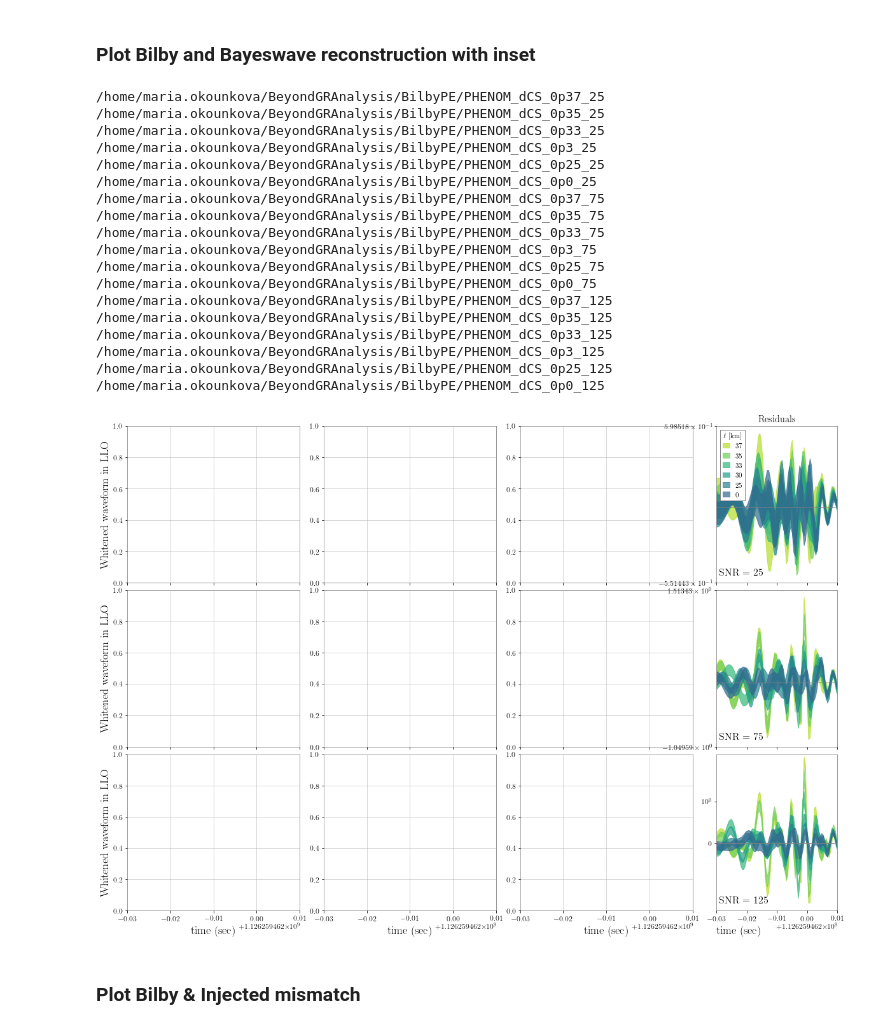
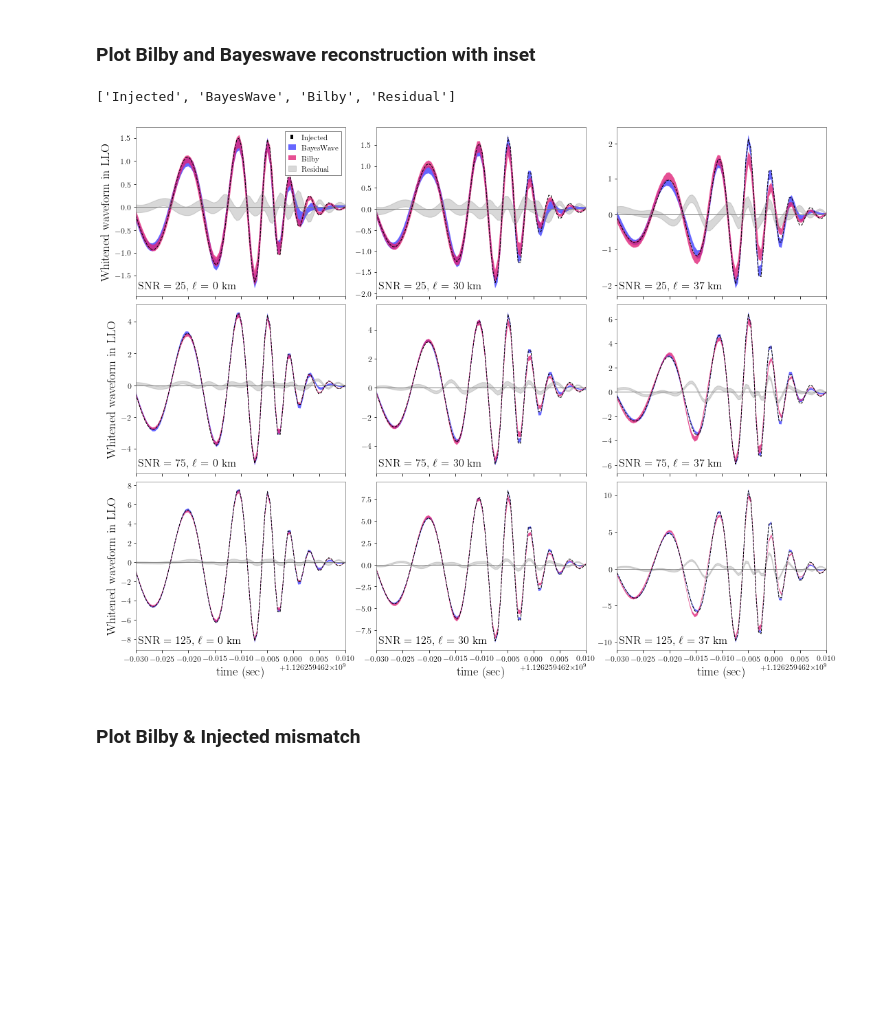
Before and after one commit to mariaokounkova/BeyondGRAnalysis, a Jupyter notebook: BilbyAnalysis.ipynb, the cells around one changed output. Drawn from its saved outputs; the diff is of its cells as text; code cells hidden in the pictures; blank space fills up the shorter version.

```diff
--- a/BilbyAnalysis.ipynb
+++ b/BilbyAnalysis.ipynb
@@ -552,10 +547,10 @@ def PlotResidualInset(snr, ax, det = "L1", legend = False):
 
     base_dir = "/home/maria.okounkova/BeyondGRAnalysis/BilbyPE/PHENOM_"
 
-    ells = ["0p0", "0p25", "0p3", "0p33", "0p35", "0p37"][::-1]
-    colors = sns.color_palette("viridis_r", n_colors=len(ells) + 2)
+    ells = ["0p0", "0p25", "0p3", "0p33", "0p35", "0p37"]
+    colors = sns.color_palette("viridis_r", n_colors=len(ells))
 
-    for ell, color in zip(ells, colors):
+    for ell, color in zip(ells[::-1], colors):
 
         p = base_dir + "dCS_" + ell + "_" + snr
         label = r'%d' % EllinKm(ell, mass)
@@ -590,7 +585,7 @@ def PlotInsets(det = "L1"):
     mass = 68.0 ## Injected mass
     base_dir = "/home/maria.okounkova/BeyondGRAnalysis/BilbyPE/PHENOM_"
 
-    fig, axarr = plt.subplots(3,4, figsize=(20, 14), sharex=True, sharey=False, gridspec_kw={'width_ratios': [1, 1, 1, 0.7]})
+    fig, axarr = plt.subplots(3,3, figsize=(18, 14), sharex=True, sharey=False, gridspec_kw={'width_ratios': [1, 1, 1]})
 
     ell = "0p0"
     PlotMedianDataInset(base_dir + "dCS_" + ell + "_25", axarr[0][0], det = det, \
@@ -604,58 +599,40 @@ def PlotInsets(det = "L1"):
     PlotMedianDataInset(base_dir + "dCS_" + ell + "_25", axarr[0][1], det = det, \
                    label = r'SNR = 25, $\ell$ = %d km' % EllinKm(ell, mass))
     PlotMedianDataInset(base_dir + "dCS_" + ell + "_75", axarr[1][1], det = det, \
                    label = r'SNR = 75, $\ell$ = %d km' % EllinKm(ell, mass))
     PlotMedianDataInset(base_dir + "dCS_" + ell + "_125", axarr[2][1], det = det, \
                    label = r'SNR = 125, $\ell$ = %d km' % EllinKm(ell, mass))
 
     ell = "0p37"
     PlotMedianDataInset(base_dir + "dCS_" + ell + "_25", axarr[0][2], det = det, \
                     label = r'SNR = 25, $\ell$ = %d km' % EllinKm(ell, mass))
     PlotMedianDataInset(base_dir + "dCS_" + ell + "_75", axarr[1][2], det = det, \
                    label = r'SNR = 75, $\ell$ = %d km' % EllinKm(ell, mass))
     PlotMedianDataInset(base_dir + "dCS_" + ell + "_125", axarr[2][2], det = det, \
                    label = r'SNR = 125, $\ell$ = %d km' % EllinKm(ell, mass))
 
     for i in range(3):
         axarr[-1][i].set_xlabel('time (sec)', fontsize = 18)
 
     for i in range(3):
         axarr[i][0].set_ylabel('Whitened waveform in ' + det_strings[det], ha='center', labelpad = 4.0, rotation='vertical', fontsize=18)
 
     ## Add in residual plots
-    PlotResidualInset("25", axarr[0][3], det = "L1", legend = True)
-    PlotResidualInset("75", axarr[1][3], det = "L1")
-    PlotResidualInset("125", axarr[2][3], det = "L1")
+    # PlotResidualInset("25", axarr[0][3], det = "L1", legend = True)
+    # PlotResidualInset("75", axarr[1][3], det = "L1")
+    # PlotResidualInset("125", axarr[2][3], det = "L1")
+    #axarr[0][3].set_title('Residuals')
+    #axarr[2][3].set_xlabel('time (sec)', fontsize = 18, loc = 'left')
 
-
-    axarr[0][3].set_title('Residuals')
-    axarr[2][3].set_xlabel('time (sec)', fontsize = 18, loc = 'left')
     plt.subplots_adjust(wspace=0.15, hspace=0.05)
     plt.savefig('Reconstructions.pdf')
     #plt.tight_layout()
     plt.show()
 
 PlotInsets(det = "L1")
 # %% [output]
-/home/maria.okounkova/BeyondGRAnalysis/BilbyPE/PHENOM_dCS_0p37_25
-/home/maria.okounkova/BeyondGRAnalysis/BilbyPE/PHENOM_dCS_0p35_25
-/home/maria.okounkova/BeyondGRAnalysis/BilbyPE/PHENOM_dCS_0p33_25
-/home/maria.okounkova/BeyondGRAnalysis/BilbyPE/PHENOM_dCS_0p3_25
-/home/maria.okounkova/BeyondGRAnalysis/BilbyPE/PHENOM_dCS_0p25_25
-/home/maria.okounkova/BeyondGRAnalysis/BilbyPE/PHENOM_dCS_0p0_25
-/home/maria.okounkova/BeyondGRAnalysis/BilbyPE/PHENOM_dCS_0p37_75
-/home/maria.okounkova/BeyondGRAnalysis/BilbyPE/PHENOM_dCS_0p35_75
-/home/maria.okounkova/BeyondGRAnalysis/BilbyPE/PHENOM_dCS_0p33_75
-/home/maria.okounkova/BeyondGRAnalysis/BilbyPE/PHENOM_dCS_0p3_75
-/home/maria.okounkova/BeyondGRAnalysis/BilbyPE/PHENOM_dCS_0p25_75
-/home/maria.okounkova/BeyondGRAnalysis/BilbyPE/PHENOM_dCS_0p0_75
-/home/maria.okounkova/BeyondGRAnalysis/BilbyPE/PHENOM_dCS_0p37_125
-/home/maria.okounkova/BeyondGRAnalysis/BilbyPE/PHENOM_dCS_0p35_125
-/home/maria.okounkova/BeyondGRAnalysis/BilbyPE/PHENOM_dCS_0p33_125
-/home/maria.okounkova/BeyondGRAnalysis/BilbyPE/PHENOM_dCS_0p3_125
-/home/maria.okounkova/BeyondGRAnalysis/BilbyPE/PHENOM_dCS_0p25_125
-/home/maria.okounkova/BeyondGRAnalysis/BilbyPE/PHENOM_dCS_0p0_125
+['Injected', 'BayesWave', 'Bilby', 'Residual']
-[figure, old version]
+[figure, new version]
 # %% [markdown]
 ### Plot Bilby & Injected mismatch
 # %%
```
Also changed, not shown: parts of 5 cells of this notebook.
